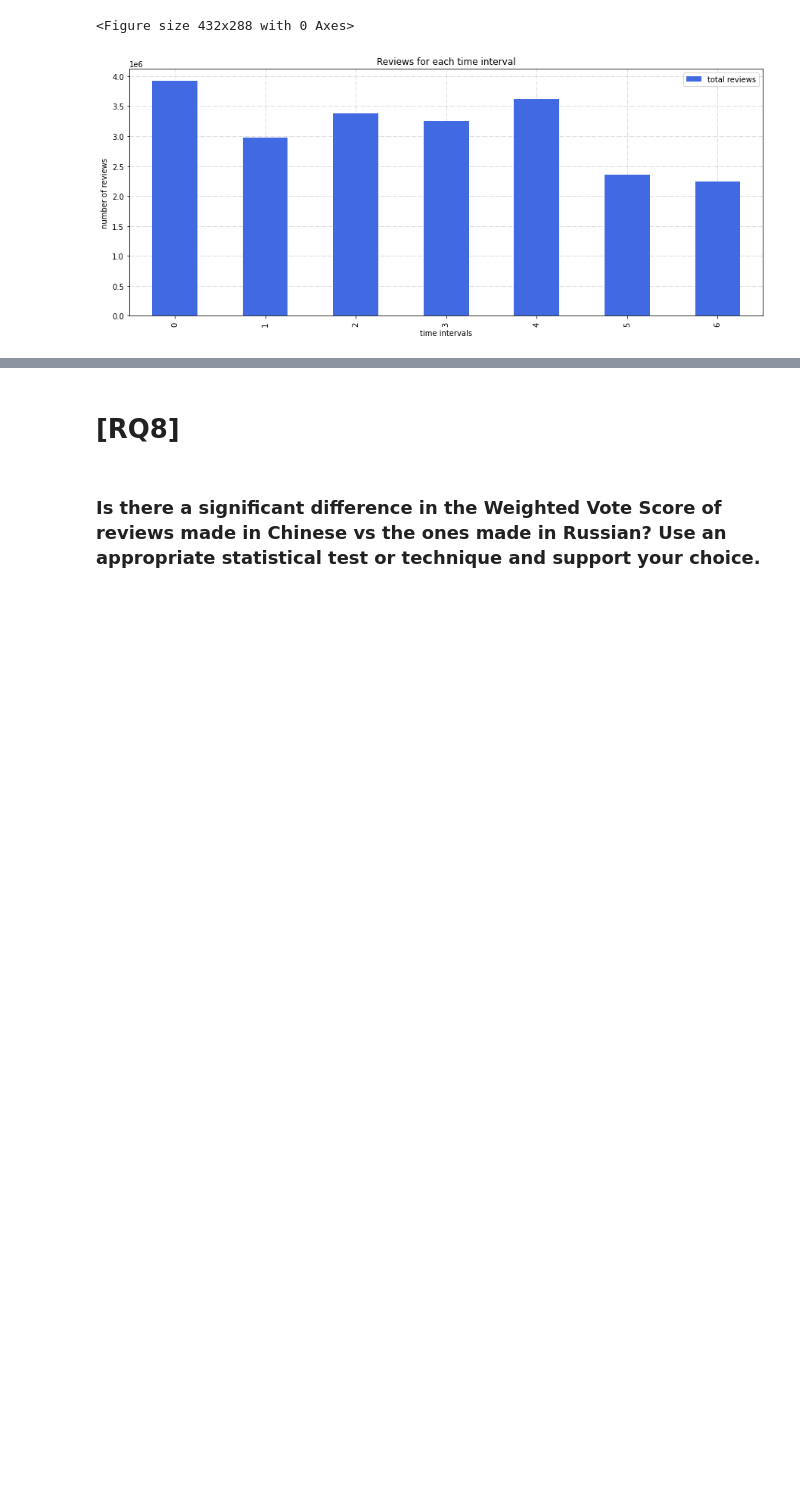
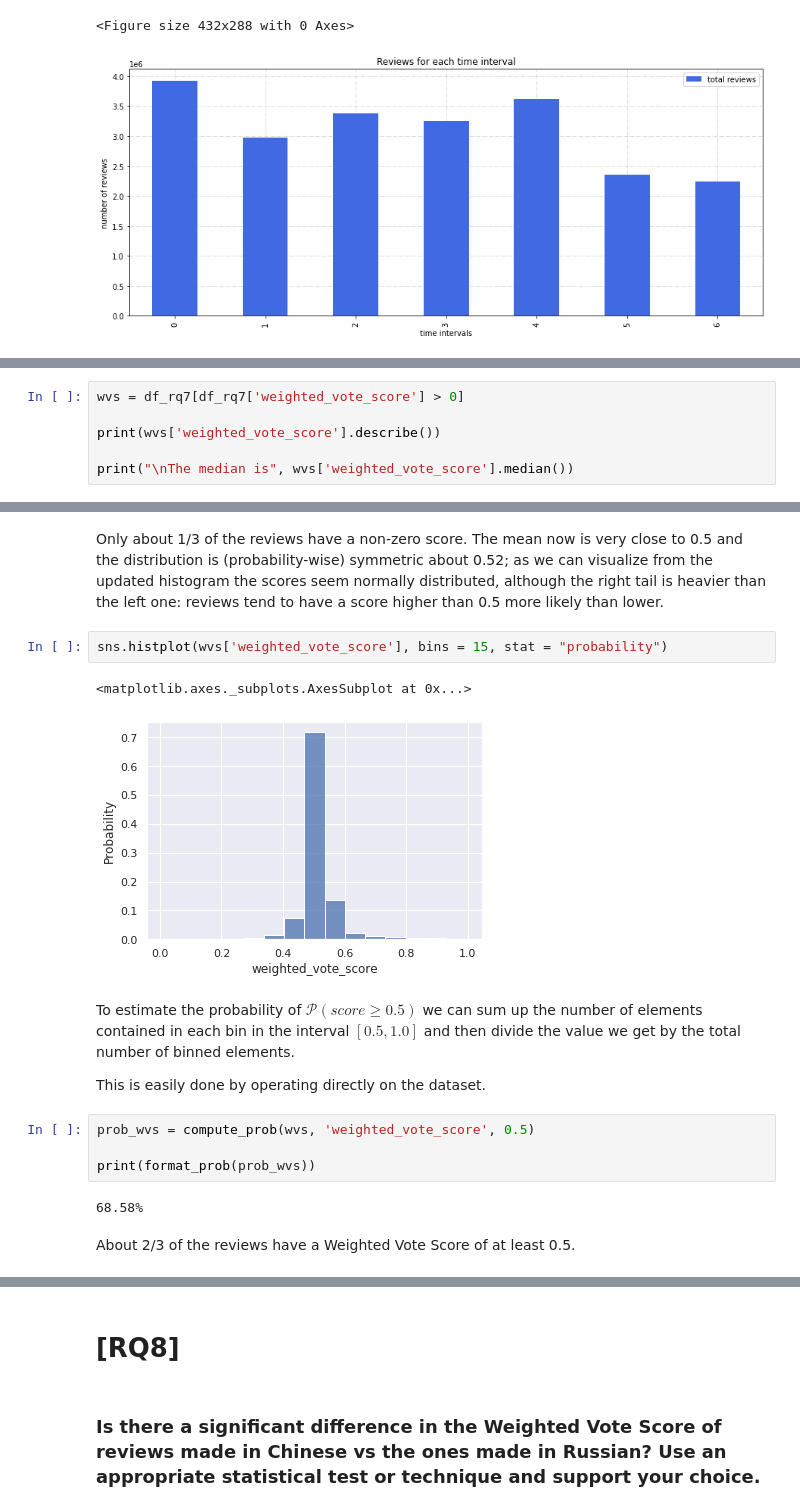
Before and after one commit to MatteoSava/ADM-HW2, a Jupyter notebook: ADM_HW2.ipynb, the cells around one changed output, grey strips where cells are left out. Drawn from its saved outputs; the diff is of its cells as text; blank space fills up the shorter version.

```diff
--- a/ADM_HW2.ipynb
+++ b/ADM_HW2.ipynb
@@ -171,0 +263,6 @@ steam.reviews_between_time_intervals(df, time_intervals)
+# %%
+wvs = df_rq7[df_rq7['weighted_vote_score'] > 0]
+
+print(wvs['weighted_vote_score'].describe())
+
+print("\nThe median is", wvs['weighted_vote_score'].median())
@@ -171,0 +281,19 @@ steam.reviews_between_time_intervals(df, time_intervals)
+# %% [markdown]
+Only about 1/3 of the reviews have a non-zero score. The mean now is very close to 0.5 and the distribution is (probability-wise) symmetric about 0.52; as we can visualize from the updated histogram the scores seem normally distributed, although the right tail is heavier than the left one: reviews tend to have a score higher than 0.5 more likely than lower.
+# %%
+sns.histplot(wvs['weighted_vote_score'], bins = 15, stat = "probability")
+# %% [output]
+<matplotlib.axes._subplots.AxesSubplot at 0x...>
+[figure, added]
+# %% [markdown]
+To estimate the probability of $\mathcal{P}(score \geq 0.5)$ we can sum up the number of elements contained in each bin in the interval $[0.5, 1.0]$ and then divide the value we get by the total number of binned elements.
+
+This is easily done by operating directly on the dataset.
+# %%
+prob_wvs = compute_prob(wvs, 'weighted_vote_score', 0.5)
+
+print(format_prob(prob_wvs))
+# %% [output]
+68.58%
+# %% [markdown]
+About 2/3 of the reviews have a Weighted Vote Score of at least 0.5.
```
Also changed, not shown: parts of 34 cells of this notebook, 1 other file.
